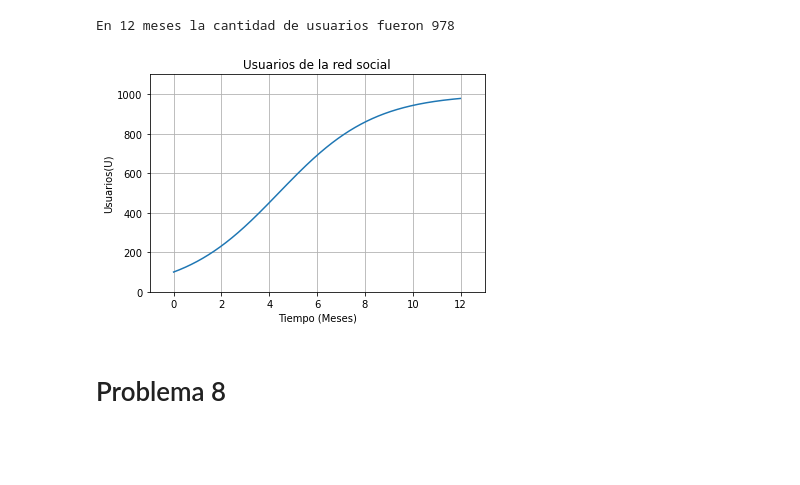
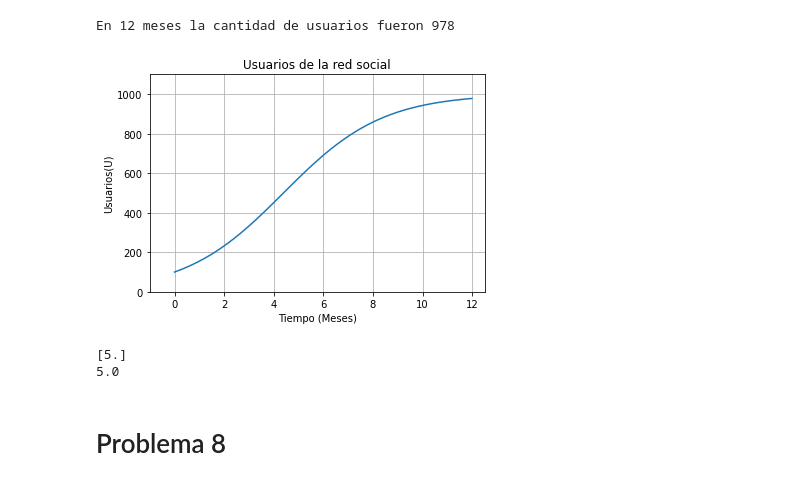
Before and after one commit to NachoSaave/Python-Centralizado, a Jupyter notebook: Mat Aplicada/G1_Funciones.ipynb, the cells around one changed output. Drawn from its saved outputs; the diff is of its cells as text; code cells hidden in the pictures; blank space fills up the shorter version.

```diff
--- a/Mat Aplicada/G1_Funciones.ipynb
+++ b/Mat Aplicada/G1_Funciones.ipynb
@@ -250,7 +250,6 @@ donde $t$ corresponde al tiempo transcurrido en meses.
 # %%
 import numpy as np
 def cal(t):
-    e=np.exp(-0.5*t)
     return 1000/(1+9*np.exp(-0.5*t))
 print(f"En 12 meses la cantidad de usuarios fueron {round(cal(12))}")
 # %% [output]
@@ -258,22 +257,36 @@ En 12 meses la cantidad de usuarios fueron 978
 # %%
 #Datos:
 x=np.arange(0, 12, 0.01)
 #Función:
 y= cal(x)
 #Gráfico:
 plt.plot(x, y)
 #Ejes:
-plt.axis([-1, 13, 0, 1100])
+plt.axis([-1, 12.5, 0, 1100])
 #Titulos:
 plt.xlabel('Tiempo (Meses)')
 plt.ylabel('Usuarios(U)')
 plt.title('Usuarios de la red social')
 #Grilla:
 plt.grid(True)
 #Mostrar:
 plt.show()
 # %% [output]
-[figure, old version]
+[figure, new version]
+# %%
+# Se llama a la biblioteca numpy, para trabajar con arreglos
+# de datos
+import numpy as np
+from scipy.optimize import fsolve
+def C(e):
+    return 1000/(1+9*np.exp(-0.5*a)-800)
+t = np.linspace(5, 10, 1)
+sol = fsolve(C, t)
+print(sol)
+print(sol[0])
+# %% [output]
+[5.]
+5.0
 # %% [markdown]
 # Problema 8
 # %% [markdown]
```
